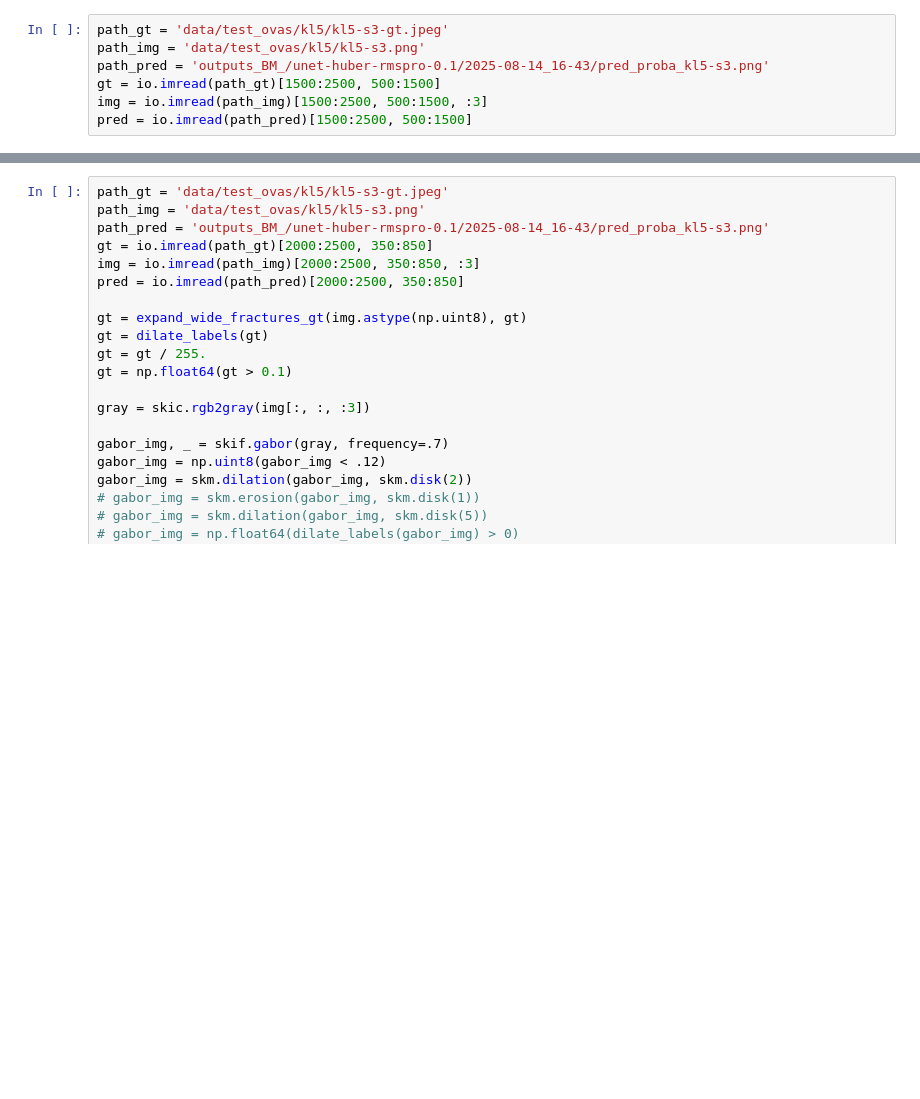
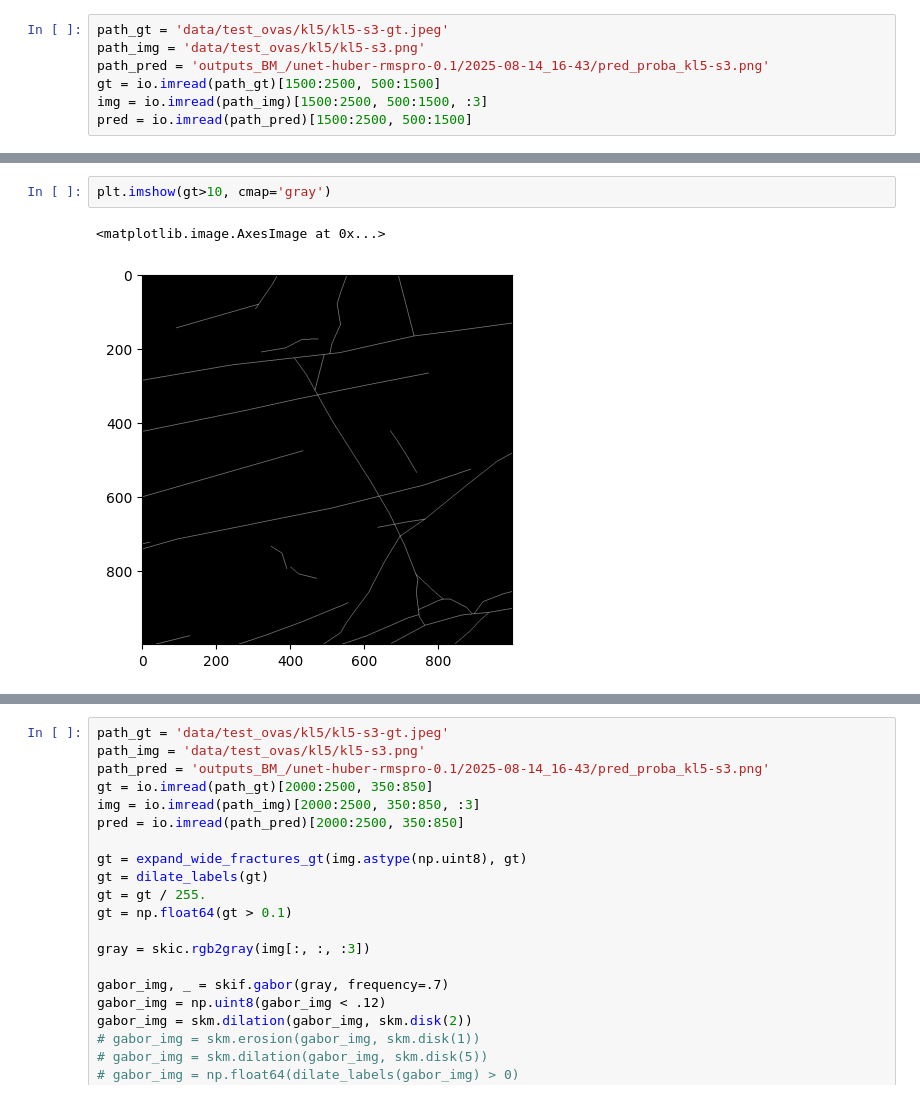
Before and after one commit to ayoubft/fractex2D.pt, a Jupyter notebook: notebooks/eval_single.ipynb, the cells around one changed output, grey strips where cells are left out. Saved outputs shown, nothing was run; the diff lists cells and outputs as text; blank space fills up the shorter version.

```diff
--- a/notebooks/eval_single.ipynb
+++ b/notebooks/eval_single.ipynb
@@ -39,0 +35,5 @@ np.float64(2.9403827450980398)
+# %%
+plt.imshow(gt>10, cmap='gray')
+# %% [output]
+<matplotlib.image.AxesImage at 0x...>
+[figure, added]
```
Also changed, not shown: parts of 8 cells of this notebook, 46 other files.
